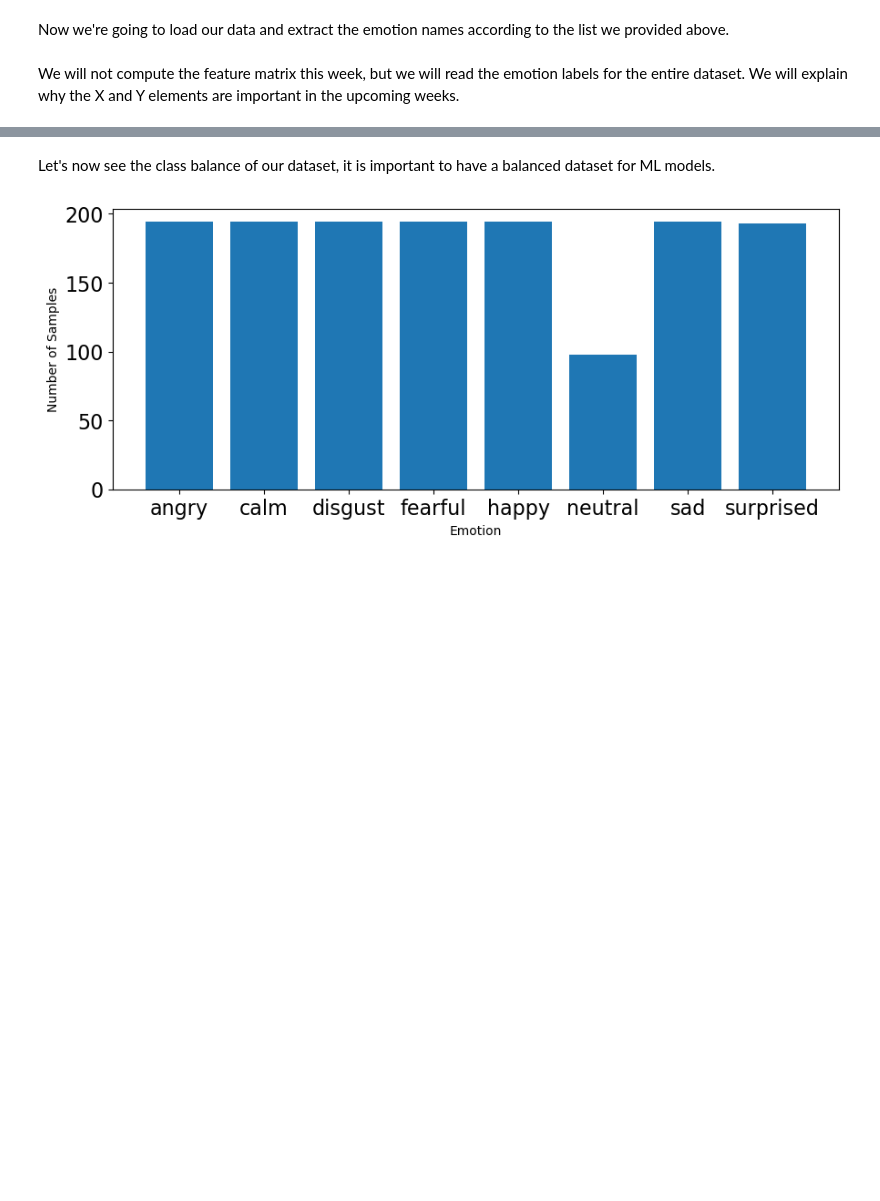
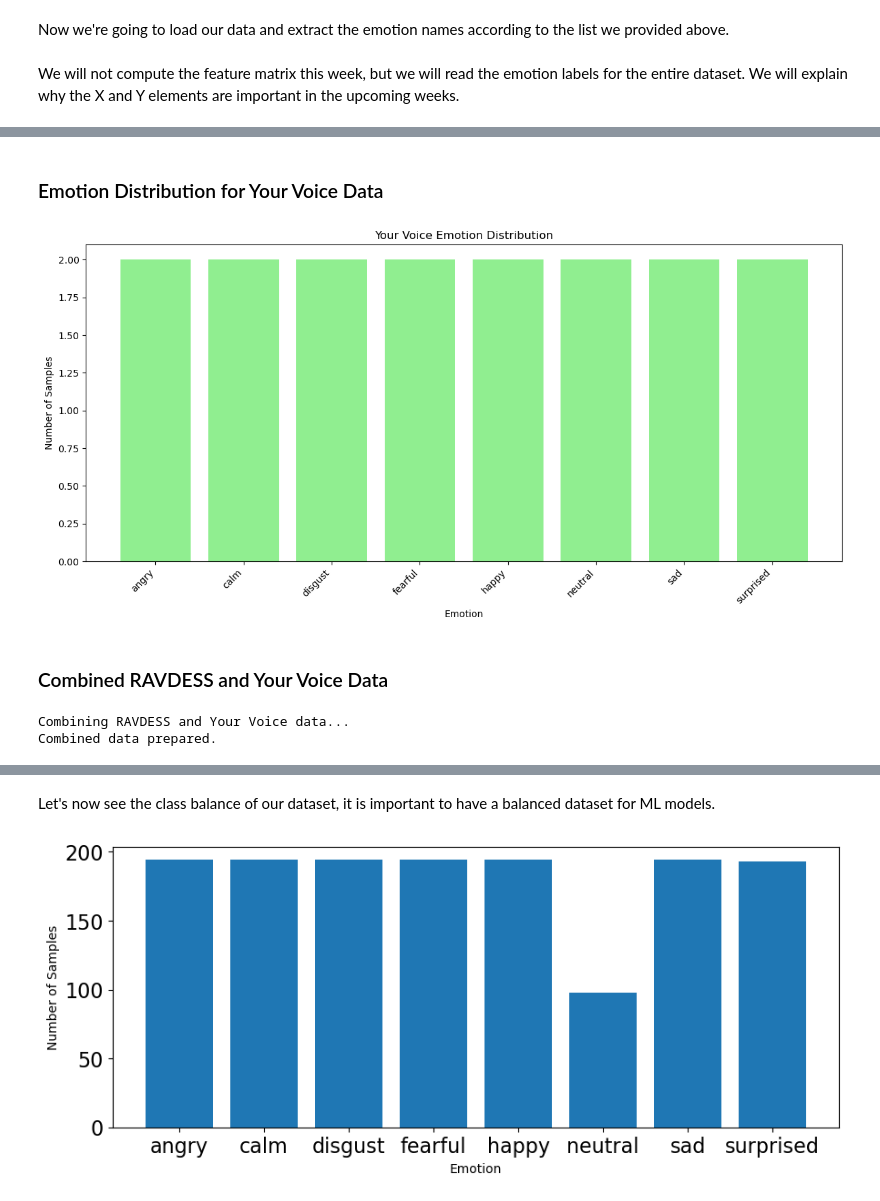
Before and after one commit to sherleen-13/Week1-Intro-to-Python, a Jupyter notebook: Week 2.ipynb, the cells around one changed output, grey strips where cells are left out. Saved outputs shown, nothing was run; the diff lists cells and outputs as text; code cells hidden in the pictures; blank space fills up the shorter version.

```diff
--- a/Week 2.ipynb
+++ b/Week 2.ipynb
@@ -725,0 +763,28 @@ def load_data(data_pattern):
+# %% [markdown]
+### Emotion Distribution for Your Voice Data
+# %%
+# Plot emotions for Your Voice data
+if len(emotions_your_voice) > 0:
+    plt.figure(figsize=(12, 6))
+    emotion_list_your_voice, count_your_voice = np.unique(emotions_your_voice, return_counts=True)
+    plt.bar(x=emotion_list_your_voice, height=count_your_voice, color='lightgreen')
+    plt.title('Your Voice Emotion Distribution')
+    plt.xlabel('Emotion')
+    plt.ylabel('Number of Samples')
+    plt.xticks(rotation=45, ha='right')
+    plt.tight_layout()
+    plt.show()
+else:
+    print("No Your Voice emotions data available to plot. Please check your data path and naming convention.")
+# %% [output]
+[figure, added]
+# %% [markdown]
+### Combined RAVDESS and Your Voice Data
+# %%
+print('Combining RAVDESS and Your Voice data...')
+# Combine the emotion labels
+emotions_combined = np.concatenate((emotions_ravdess, emotions_your_voice))
+print('Combined data prepared.')
+# %% [output]
+Combining RAVDESS and Your Voice data...
+Combined data prepared.
```
Also changed, not shown: parts of 8 cells of this notebook.
